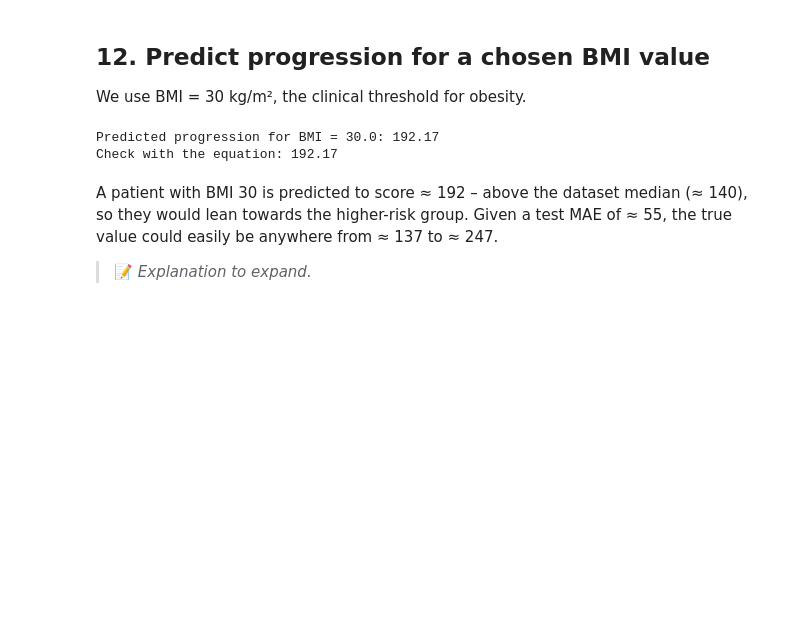
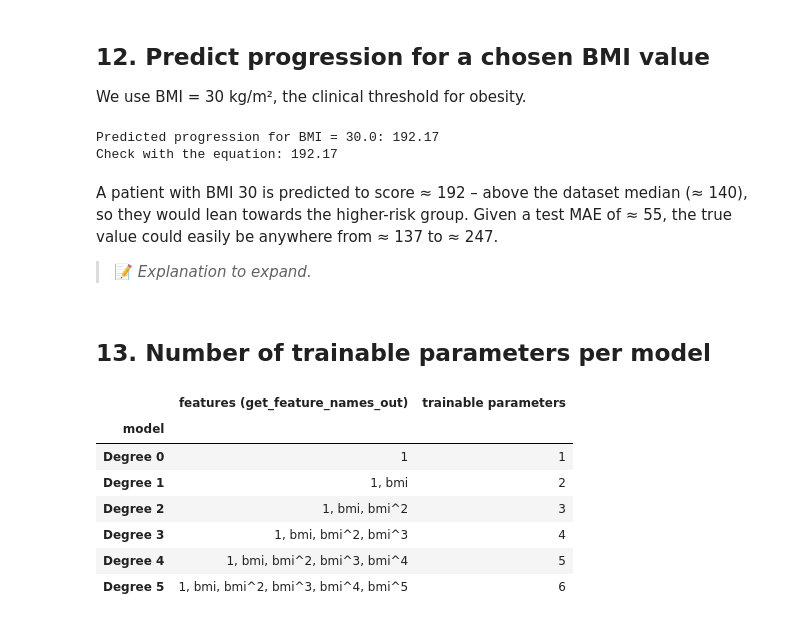
Before and after one commit to Namypark/diabetes-progression-lab2, a Jupyter notebook: lab2_diabetes.ipynb, the cells around one changed output. Drawn from its saved outputs; the diff is of its cells as text; code cells hidden in the pictures; blank space fills up the shorter version.

Commit message:
Step 13: count parameters

```diff
--- a/lab2_diabetes.ipynb
+++ b/lab2_diabetes.ipynb
@@ -558,3 +558,24 @@ they would lean towards the higher-risk group. Given a test MAE of ≈ 55, the t
 easily be anywhere from ≈ 137 to ≈ 247.
 
 > 📝 *Explanation to expand.*
+# %% [markdown]
+## 13. Number of trainable parameters per model
+# %%
+param_table = pd.DataFrame([
+    {
+        "model": f"Degree {degree}",
+        "features (get_feature_names_out)": ", ".join(model.named_steps["poly"].get_feature_names_out()),
+        "trainable parameters": model.named_steps["linreg"].coef_.size,
+    }
+    for degree, model in bmi_models.items()
+]).set_index("model")
+param_table
+# %% [output]
+|  | features (get_feature_names_out) | trainable parameters |
+| model |  |  |
+| Degree 0 | 1 | 1 |
+| Degree 1 | 1, bmi | 2 |
+| Degree 2 | 1, bmi, bmi^2 | 3 |
+| Degree 3 | 1, bmi, bmi^2, bmi^3 | 4 |
+| Degree 4 | 1, bmi, bmi^2, bmi^3, bmi^4 | 5 |
+| Degree 5 | 1, bmi, bmi^2, bmi^3, bmi^4, bmi^5 | 6 |
```
Also changed, not shown: parts of 1 cell of this notebook.
